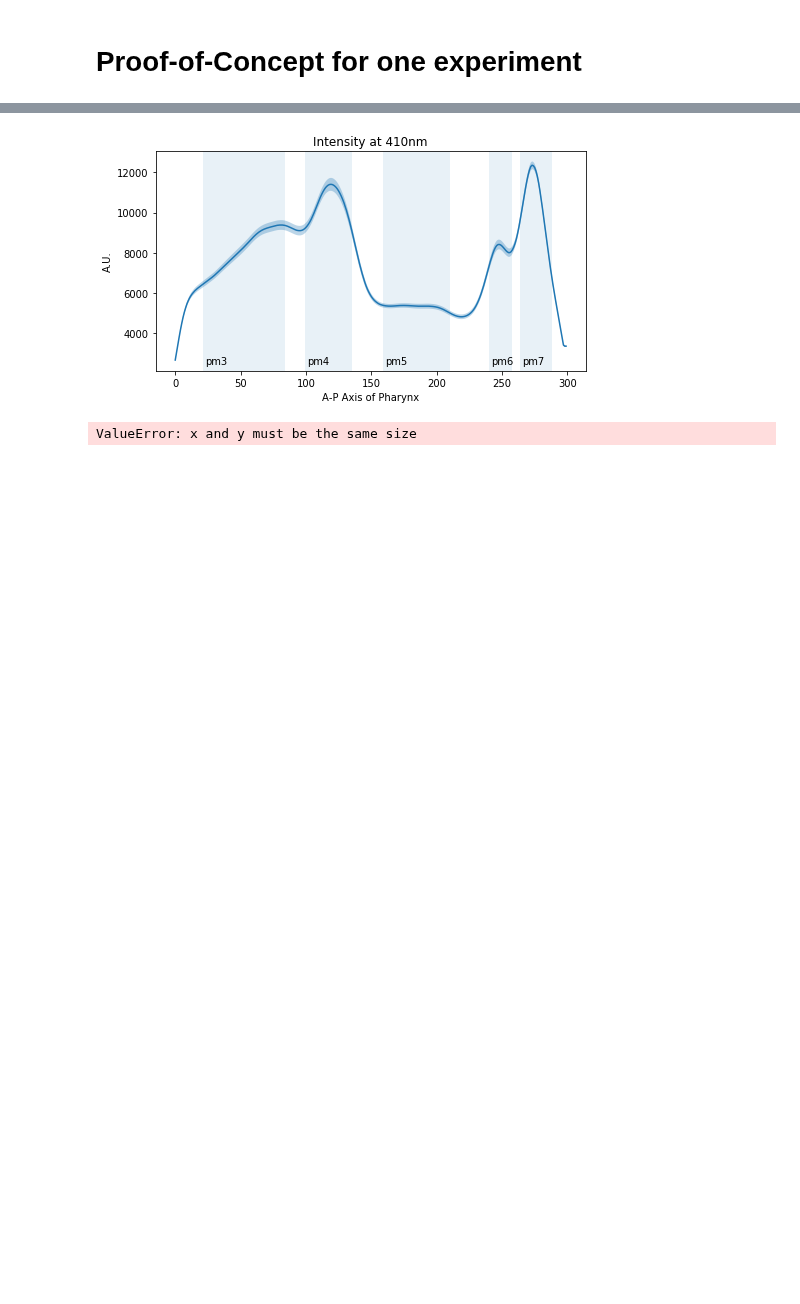
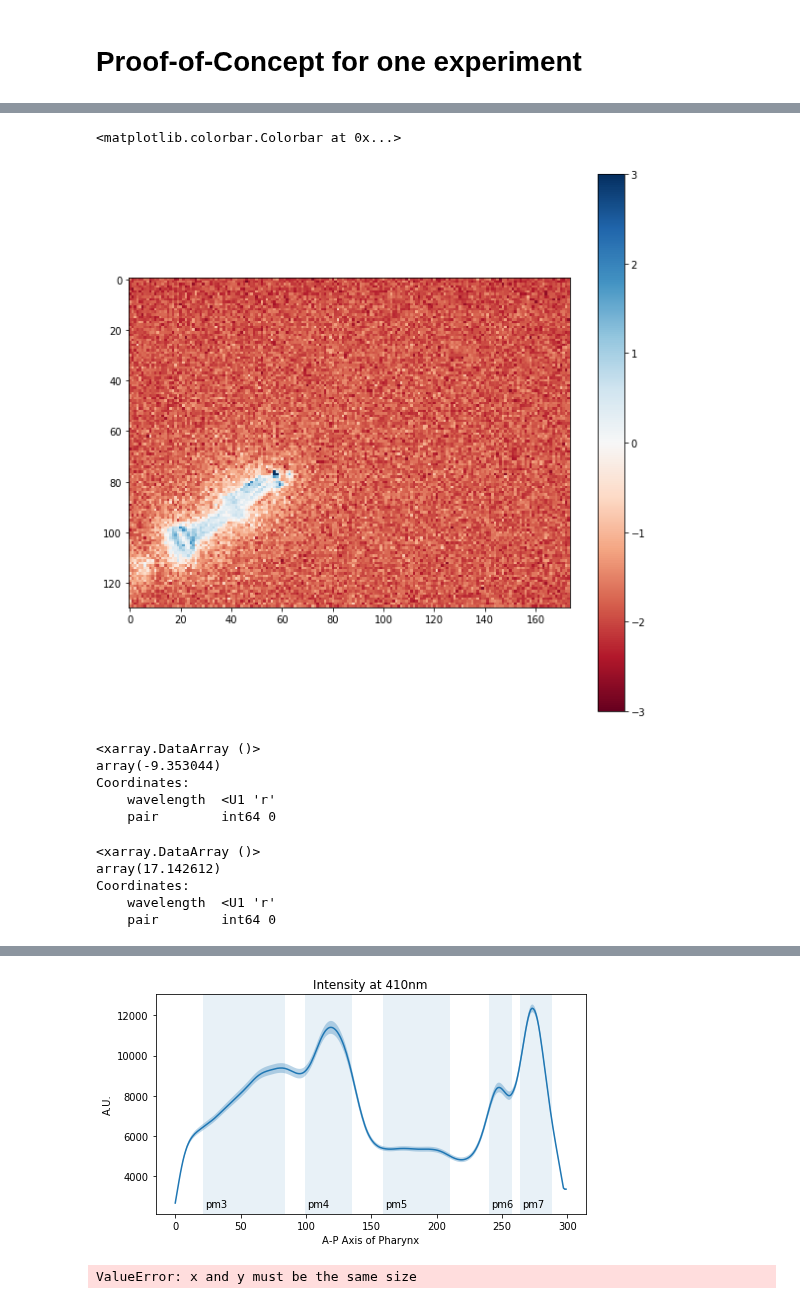
Before and after one commit to ApfeldLab/pharynx_redox, a Jupyter notebook: notebooks/Synthetic Analysis/RMSE Classifier.ipynb, the cells around one changed output, grey strips where cells are left out. Cells and saved outputs as stored; diff of their text form; code cells hidden in the pictures; blank space fills up the shorter version.

```diff
--- a/notebooks/Synthetic Analysis/RMSE Classifier.ipynb
+++ b/notebooks/Synthetic Analysis/RMSE Classifier.ipynb
@@ -41,9 +41,9 @@ logging.basicConfig(format='%(asctime)s %(levelname)s:%(message)s', level=loggin
 # Proof-of-Concept for one experiment
 # %%
 params = dict(
-    experiment_dir="/Users/sean/code/pharynx_redox/data/paired_ratio/2017_02_22-HD233_SAY47/",
+    experiment_dir=Path("/Users/sean/code/pharynx_redox/data/paired_ratio/2017_02_22-HD233_SAY47/"),
     imaging_scheme="TL/470/410/470/410",
-    should_register=False
+    register=True
 )
 
 ex_unreg = experiment.PairExperiment(**params).full_pipeline()
@@ -99,0 +87,6 @@ d_ident.shape[-1]
+# %%
+r = ex_unreg.images.sel(wavelength='410') / ex_unreg.images.sel(wavelength='470')
+p = ex_unreg.trimmed_profiles.sel(wavelength='r')
+
+norm_r0 = ip.normalize_images_single_wvl(r.sel(pair=0), p.sel(pair=0), percent_to_clip=10)
+norm_r1 = ip.normalize_images_single_wvl(r.sel(pair=1), p.sel(pair=1), percent_to_clip=10)
@@ -99,0 +114,25 @@ d_ident.shape[-1]
+# %%
+# i = i - 1
+depth = 3
+plt.figure(figsize=(10,10))
+plt.imshow(norm_r0[i], cmap='RdBu', vmin=-depth, vmax=deptht)
+plt.colorbar()
+# %% [output]
+<matplotlib.colorbar.Colorbar at 0x...>
+[figure, added]
+# %%
+np.min(norm_r0)
+# %% [output]
+<xarray.DataArray ()>
+array(-9.353044)
+Coordinates:
+    wavelength  <U1 'r'
+    pair        int64 0
+# %%
+np.max(norm_r0)
+# %% [output]
+<xarray.DataArray ()>
+array(17.142612)
+Coordinates:
+    wavelength  <U1 'r'
+    pair        int64 0
```
Also changed, not shown: parts of 19 cells of this notebook, 4 other files.
